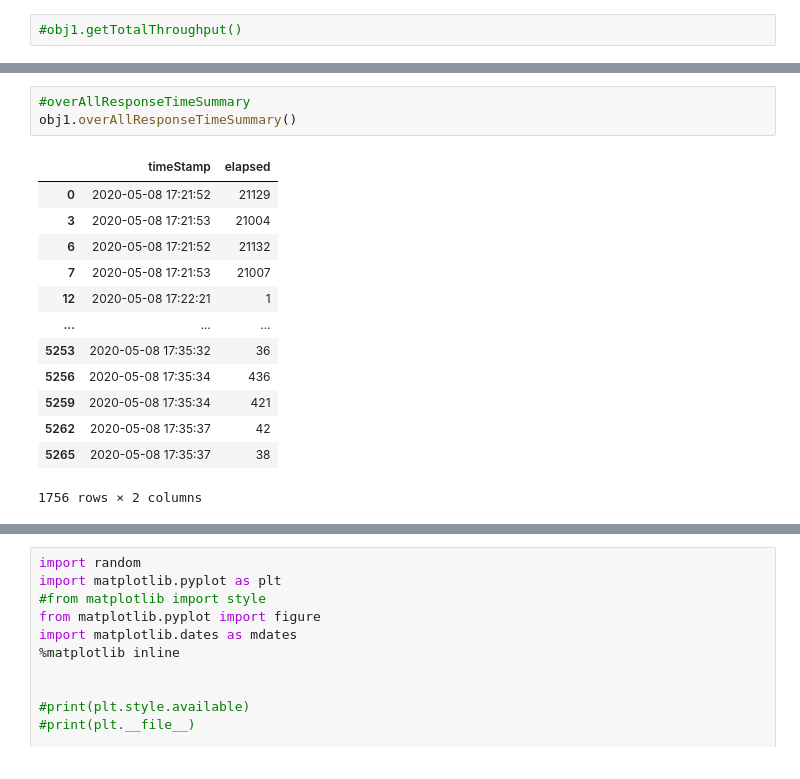
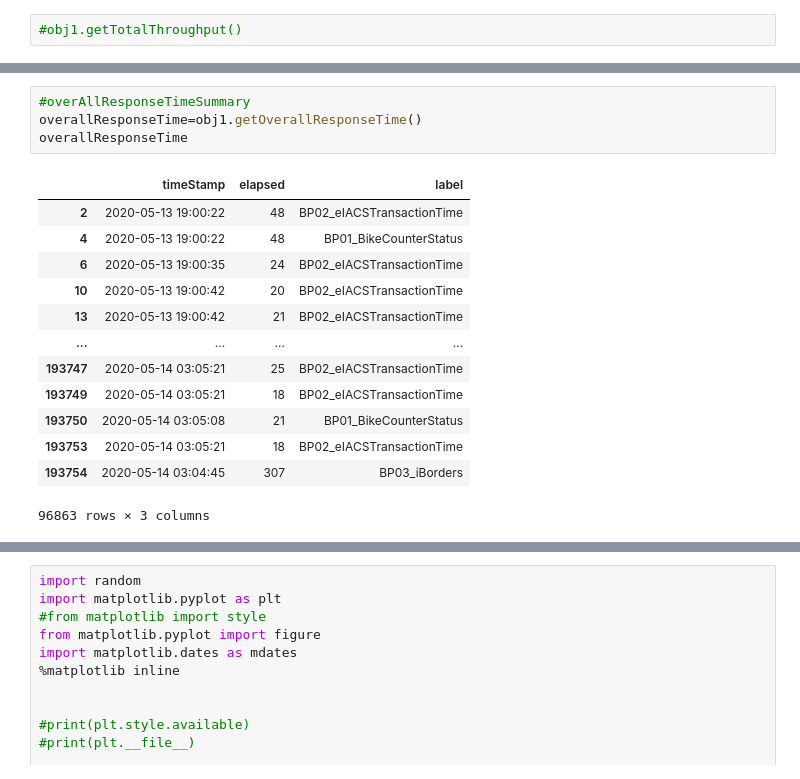
Before and after one commit to karthiklingasamy/JTLAnalyser, a Jupyter notebook: JTL_Log_Analyser_v2.0.ipynb, the cells around one changed output, grey strips where cells are left out. Cells and saved outputs as stored; diff of their text form.

```diff
--- a/JTL_Log_Analyser_v2.0.ipynb
+++ b/JTL_Log_Analyser_v2.0.ipynb
@@ -331,17 +419,18 @@ throughput
 # %%
 #overAllResponseTimeSummary
-obj1.overAllResponseTimeSummary()
+overallResponseTime=obj1.getOverallResponseTime()
+overallResponseTime
 # %% [output]
-|  | timeStamp | elapsed |
-| 0 | 2020-05-08 17:21:52 | 21129 |
-| 3 | 2020-05-08 17:21:53 | 21004 |
-| 6 | 2020-05-08 17:21:52 | 21132 |
-| 7 | 2020-05-08 17:21:53 | 21007 |
-| 12 | 2020-05-08 17:22:21 | 1 |
-| ... | ... | ... |
-| 5253 | 2020-05-08 17:35:32 | 36 |
-| 5256 | 2020-05-08 17:35:34 | 436 |
-| 5259 | 2020-05-08 17:35:34 | 421 |
-| 5262 | 2020-05-08 17:35:37 | 42 |
-| 5265 | 2020-05-08 17:35:37 | 38 |
+|  | timeStamp | elapsed | label |
+| 2 | 2020-05-13 19:00:22 | 48 | BP02_eIACSTransactionTime |
+| 4 | 2020-05-13 19:00:22 | 48 | BP01_BikeCounterStatus |
+| 6 | 2020-05-13 19:00:35 | 24 | BP02_eIACSTransactionTime |
+| 10 | 2020-05-13 19:00:42 | 20 | BP02_eIACSTransactionTime |
+| 13 | 2020-05-13 19:00:42 | 21 | BP02_eIACSTransactionTime |
+| ... | ... | ... | ... |
+| 193747 | 2020-05-14 03:05:21 | 25 | BP02_eIACSTransactionTime |
+| 193749 | 2020-05-14 03:05:21 | 18 | BP02_eIACSTransactionTime |
+| 193750 | 2020-05-14 03:05:08 | 21 | BP01_BikeCounterStatus |
+| 193753 | 2020-05-14 03:05:21 | 18 | BP02_eIACSTransactionTime |
+| 193754 | 2020-05-14 03:04:45 | 307 | BP03_iBorders |
-1756 rows × 2 columns
+96863 rows × 3 columns
```
Also changed, not shown: parts of 26 cells of this notebook.
